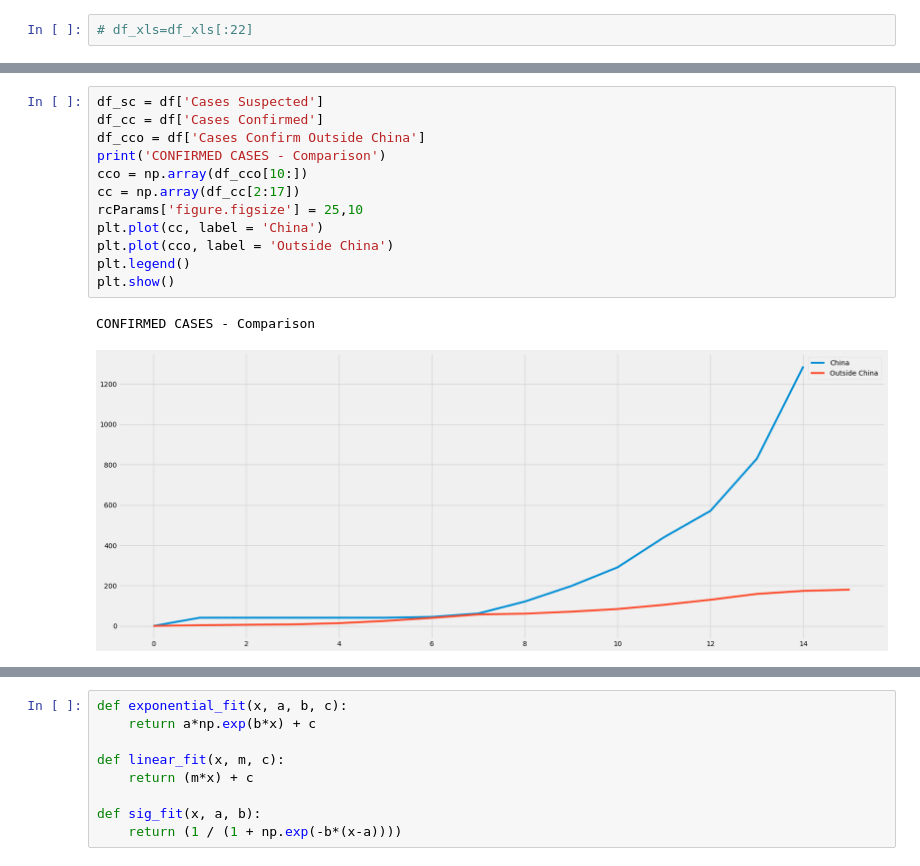
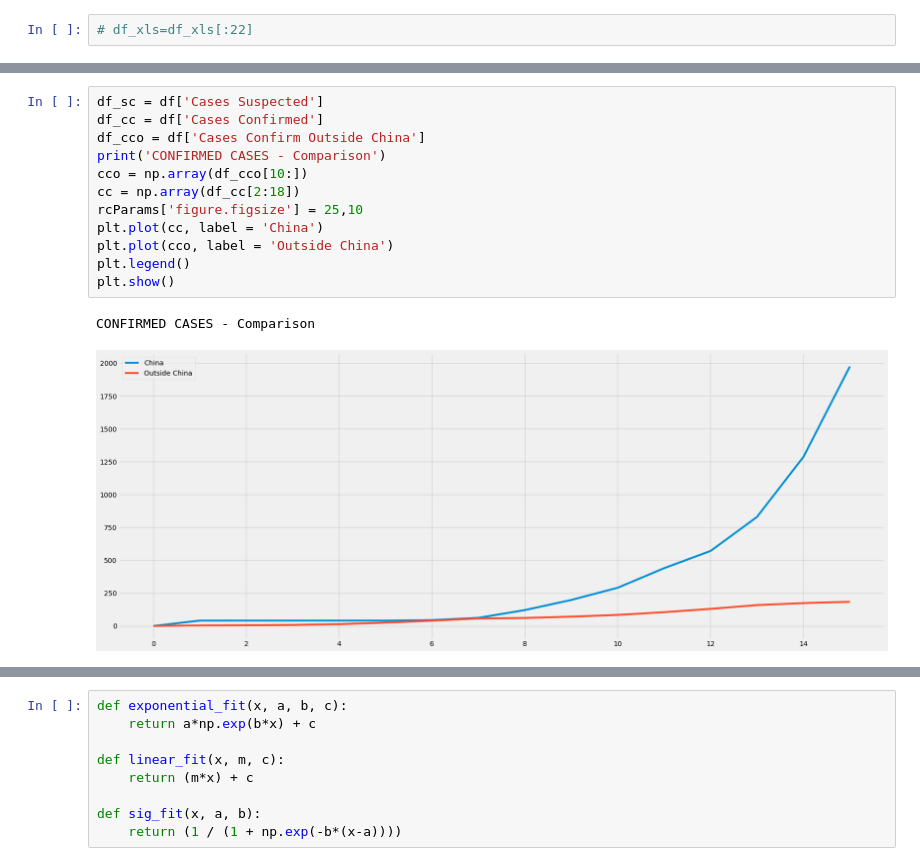
Before and after one commit to smtexas99/ncov19, a Jupyter notebook: ncov2019.ipynb, the cells around one changed output, grey strips where cells are left out. Saved outputs shown, nothing was run; the diff lists cells and outputs as text.

```diff
--- a/ncov2019.ipynb
+++ b/ncov2019.ipynb
@@ -72,18 +72,18 @@ df
 # %%
 df_sc = df['Cases Suspected']
 df_cc = df['Cases Confirmed']
 df_cco = df['Cases Confirm Outside China']
 print('CONFIRMED CASES - Comparison')
 cco = np.array(df_cco[10:])
-cc = np.array(df_cc[2:17])
+cc = np.array(df_cc[2:18])
 rcParams['figure.figsize'] = 25,10
 plt.plot(cc, label = 'China')
 plt.plot(cco, label = 'Outside China')
 plt.legend()
 plt.show()
 # %% [output]
 CONFIRMED CASES - Comparison
-[figure, old version]
+[figure, new version]
 # %%
 df_d = df['Deaths']
 df_r = df['Recovered']
```
Also changed, not shown: parts of 15 cells of this notebook.
